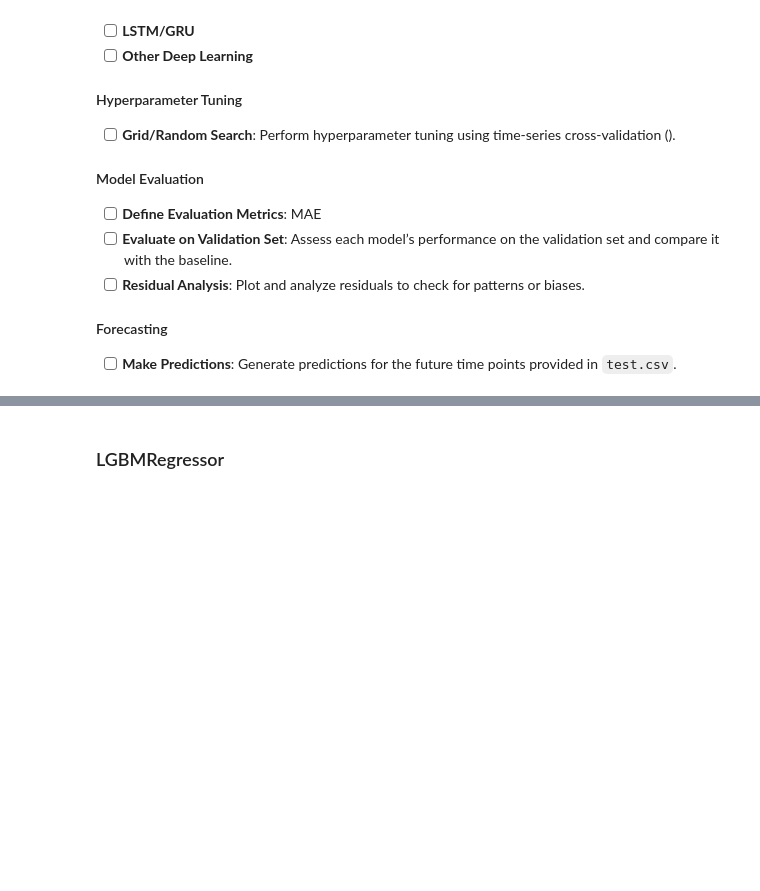
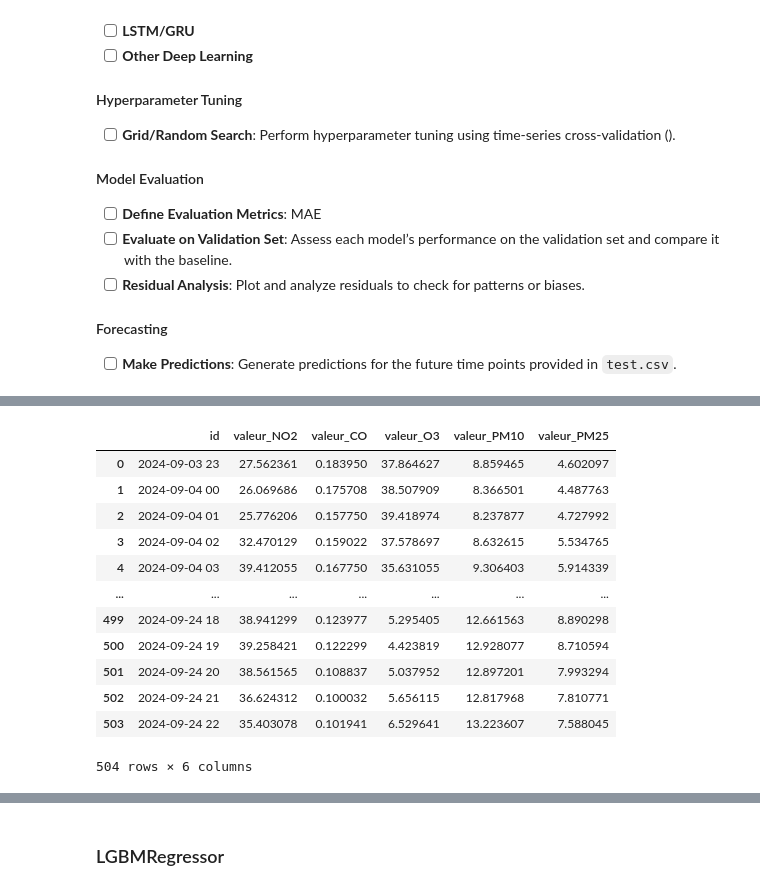
Before and after one commit to Trung-Dan-Phan/kaggle_time_series, a Jupyter notebook: notebooks/modelling.ipynb, the cells around one changed output, grey strips where cells are left out. Saved outputs shown, nothing was run; the diff lists cells and outputs as text; code cells hidden in the pictures; blank space fills up the shorter version.

Commit message:
:recycle: Refacto modeling

```diff
--- a/notebooks/modelling.ipynb
+++ b/notebooks/modelling.ipynb
@@ -149,12 +102,0 @@ HPU available: False, using: 0 HPUs
-# %%
-# Execute the cross-validation
-for pollutant in pollutants:
-    print(f"Training model for {pollutant}...")
-    cv_mae = train_and_evaluate_darts(pollutant)
-    print(f"Cross-validated MAE for {pollutant}: {cv_mae}")
-# %%
-# Train final model on all training data for test prediction
-best_model = ExponentialSmoothing()
-best_model.fit(series)
-predictions = best_model.predict(len(test_df))
-predictions
@@ -179,9 +122,17 @@ Attributes:
 # %%
 # Train final models on full training data and make predictions on test set
 for pollutant in pollutants:
-    best_model = ExponentialSmoothing()
+    best_model = NBEATSModel(input_chunk_length=30, output_chunk_length=10, n_epochs=10, loss_fn=torch.nn.L1Loss(), random_state=42)
     series = TimeSeries.from_dataframe(train_processed_df, time_col='id', value_cols=pollutant)
+
+    # Fit the model on the training series
     best_model.fit(series)
+
+    # Make predictions for the length of the test set
     predictions = best_model.predict(len(test_df))
+
+    # Convert predictions to a pandas DataFrame
     predictions_df = predictions.pd_dataframe()
-    test_df[pollutant] = predictions[pollutant].values
+
+    # Assign the predicted values to the corresponding column in test_df
+    test_df[pollutant] = predictions_df[pollutant].values
@@ -190,2 +245,22 @@ test_df
+# %%
+predictions_df = test_df[['id', 'valeur_NO2', 'valeur_CO', 'valeur_O3', 'valeur_PM10', 'valeur_PM25']]
+predictions_df['id'] = pd.to_datetime(predictions_df['id'])
+predictions_df['id'] = predictions_df['id'].dt.strftime('%Y-%m-%d %H')
+# %%
+predictions_df
+# %% [output]
+|  | id | valeur_NO2 | valeur_CO | valeur_O3 | valeur_PM10 | valeur_PM25 |
+| 0 | 2024-09-03 23 | 27.562361 | 0.183950 | 37.864627 | 8.859465 | 4.602097 |
+| 1 | 2024-09-04 00 | 26.069686 | 0.175708 | 38.507909 | 8.366501 | 4.487763 |
+| 2 | 2024-09-04 01 | 25.776206 | 0.157750 | 39.418974 | 8.237877 | 4.727992 |
+| 3 | 2024-09-04 02 | 32.470129 | 0.159022 | 37.578697 | 8.632615 | 5.534765 |
+| 4 | 2024-09-04 03 | 39.412055 | 0.167750 | 35.631055 | 9.306403 | 5.914339 |
+| ... | ... | ... | ... | ... | ... | ... |
+| 499 | 2024-09-24 18 | 38.941299 | 0.123977 | 5.295405 | 12.661563 | 8.890298 |
+| 500 | 2024-09-24 19 | 39.258421 | 0.122299 | 4.423819 | 12.928077 | 8.710594 |
+| 501 | 2024-09-24 20 | 38.561565 | 0.108837 | 5.037952 | 12.897201 | 7.993294 |
+| 502 | 2024-09-24 21 | 36.624312 | 0.100032 | 5.656115 | 12.817968 | 7.810771 |
+| 503 | 2024-09-24 22 | 35.403078 | 0.101941 | 6.529641 | 13.223607 | 7.588045 |
+504 rows × 6 columns
 # %%
 # Convert predictions to a DataFrame and save to CSV
```
Also changed, not shown: parts of 11 cells of this notebook.
